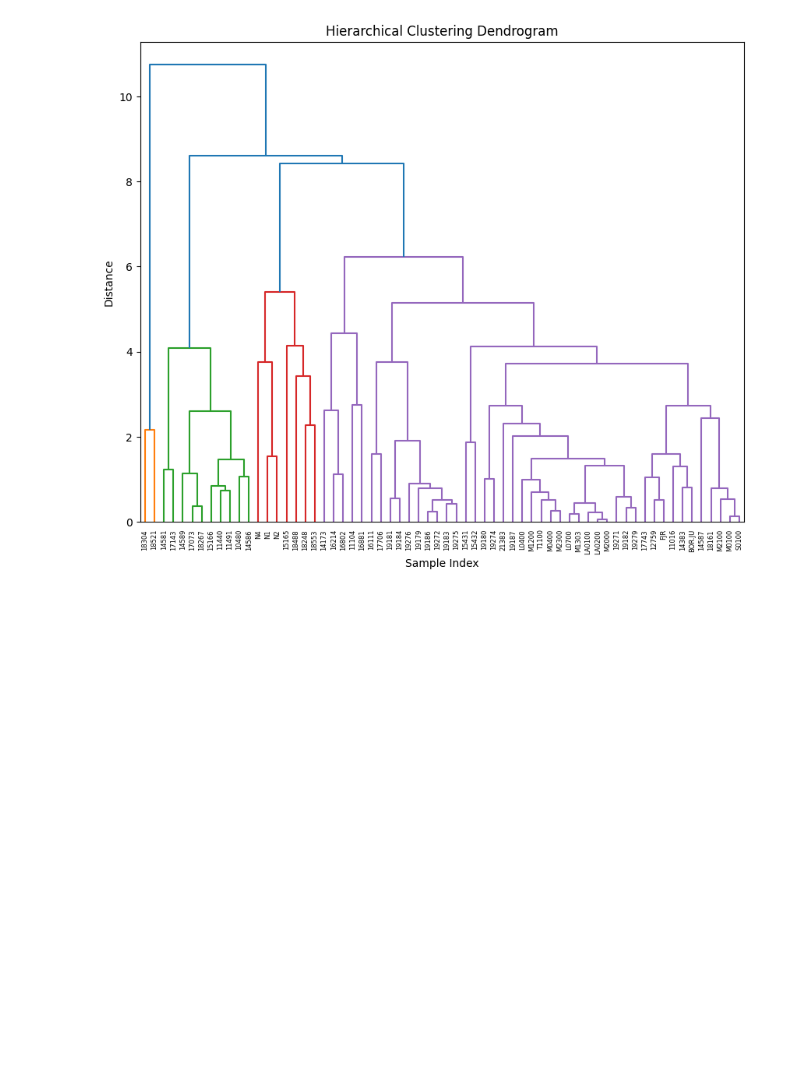
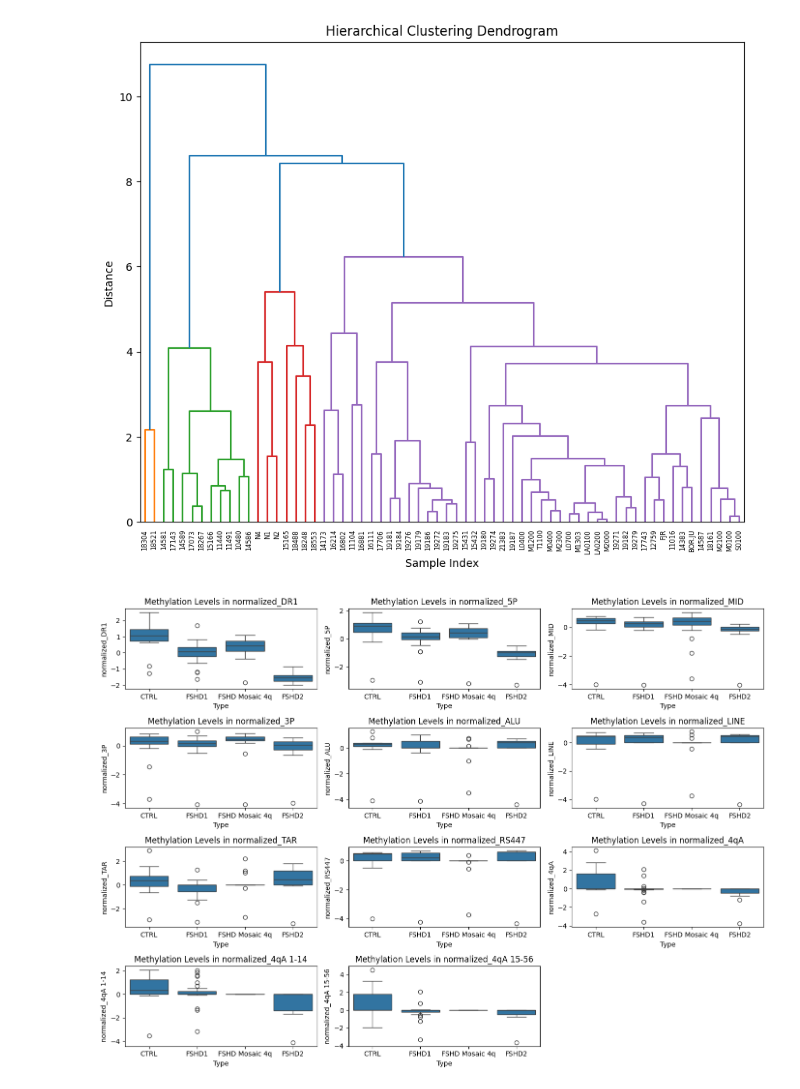
Before and after one commit to katherinewxu/iGEM_modeling, a Jupyter notebook: methyl-seq/methyl-seq.ipynb, the cells around one changed output. Drawn from its saved outputs; the diff is of its cells as text; code cells hidden in the pictures; blank space fills up the shorter version.

```diff
--- a/methyl-seq/methyl-seq.ipynb
+++ b/methyl-seq/methyl-seq.ipynb
@@ -124,0 +145,11 @@ print(correlation_df)
+# %%
+# Seaborn visualizations to highlight differences in methylation
+plt.figure(figsize=(14, 10))
+for i, col in enumerate(normalized_columns, 1):
+    plt.subplot(4, 3, i)
+    sns.boxplot(x='Type', y=col, data=df)
+    plt.title(f'Methylation Levels in {col}')
+plt.tight_layout()
+plt.show()
+# %% [output]
+[figure, added]
```
Also changed, not shown: parts of 20 cells of this notebook, 1 other file.
